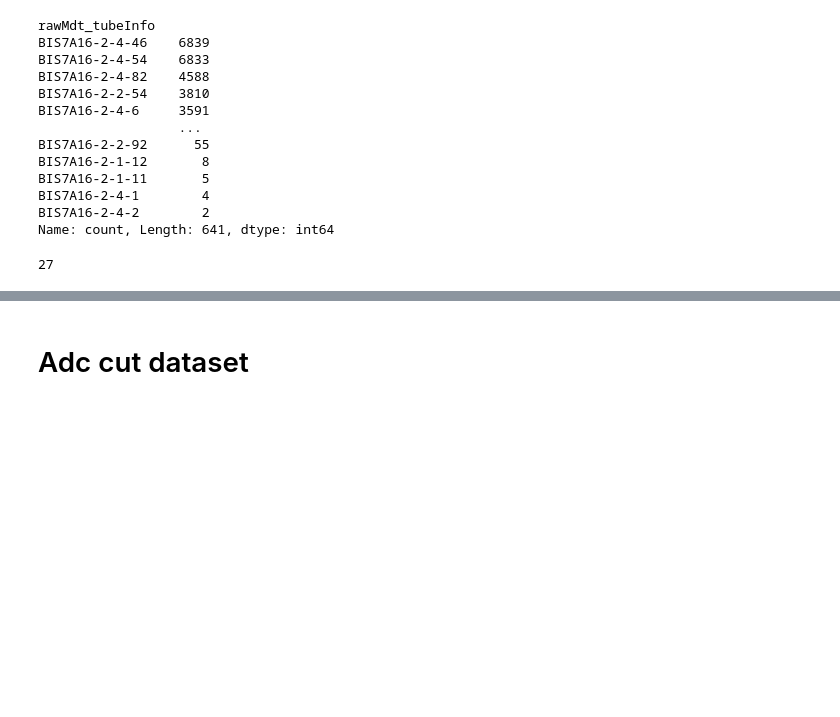
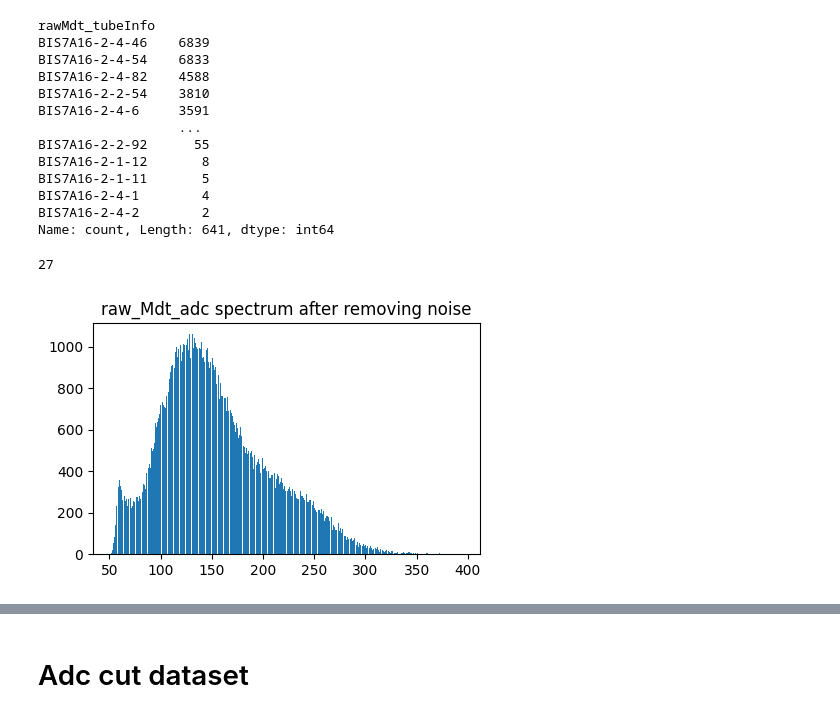
Before and after one commit to ppriyanka8/ATLAS, a Jupyter notebook: BIS7A16.ipynb, the cells around one changed output, grey strips where cells are left out. Cells and saved outputs as stored; diff of their text form; code cells hidden in the pictures; blank space fills up the shorter version.

Commit message:
Plots for adc and tdc

```diff
--- a/BIS7A16.ipynb
+++ b/BIS7A16.ipynb
@@ -611,0 +695,13 @@ tube_index=ML*(Total tubes per ml)+layer*(total tube per layer)+tube
+# %%
+#raw_Mdt_adc spectrum before removing noise
+def adc_spectrum(df):
+    fig,ax=plt.subplots(figsize=(5,3))
+    plt.hist(df.rawMdt_adc, bins=400)
+    ax.set_title('raw_Mdt_adc spectrum after removing noise')
+    # fig.savefig('raw_Mdt_adc_spectrum_BIS7A16_before_removing_noise')
+    plt.show()
+adc_cut = 50
+df_raw_chamber_filtered_with_cut = df_raw_chamber_noisy_filtered[df_raw_chamber_noisy_filtered['rawMdt_adc']>adc_cut]
+adc_spectrum(df_raw_chamber_filtered_with_cut)
+# %% [output]
+[figure, added]
```
Also changed, not shown: parts of 8 cells of this notebook.
